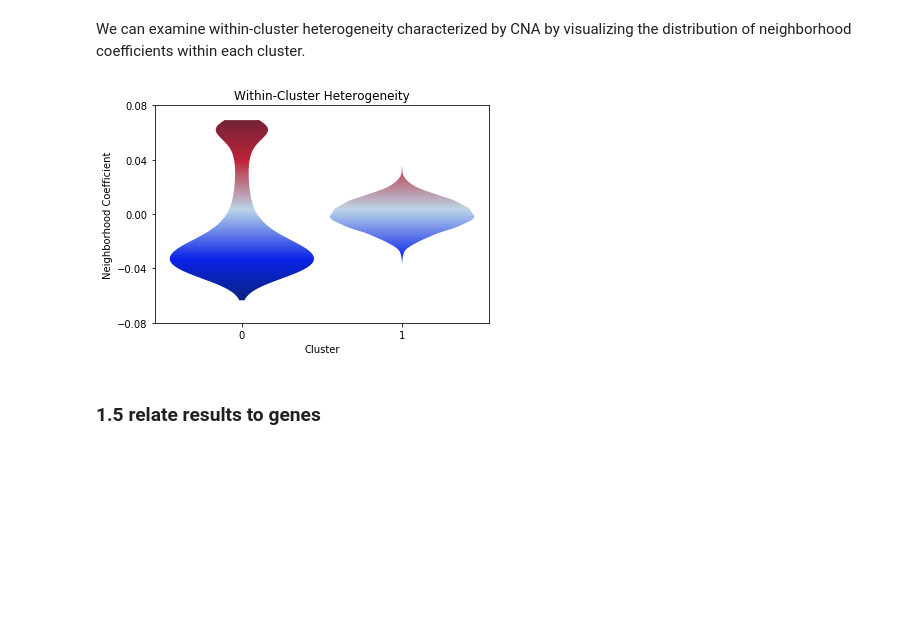
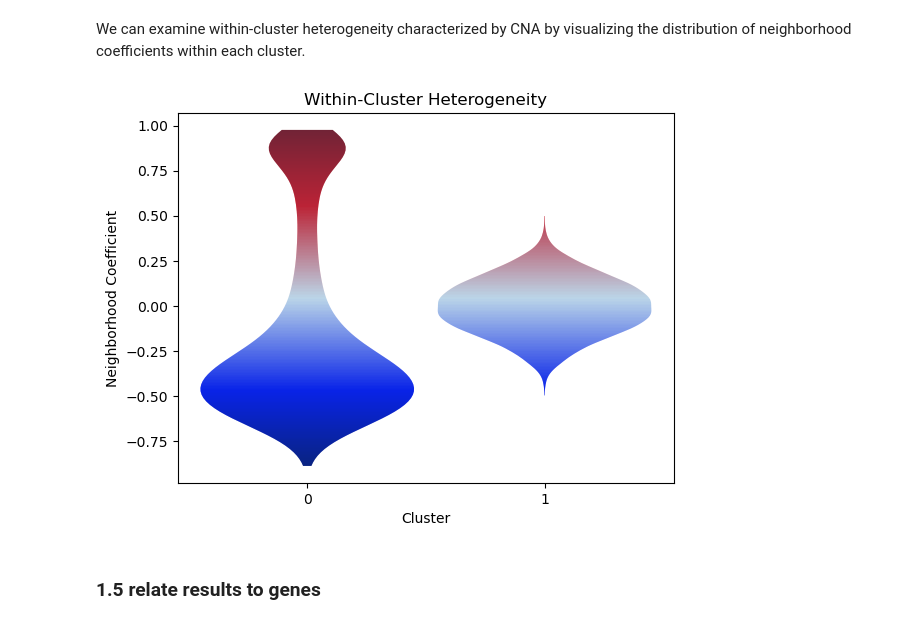
Before and after one commit to immunogenomics/cna, a Jupyter notebook: demo/demo.ipynb, the cells around one changed output. Drawn from its saved outputs; the diff is of its cells as text; code cells hidden in the pictures; blank space fills up the shorter version.

```diff
--- a/demo/demo.ipynb
+++ b/demo/demo.ipynb
@@ -37,0 +28,8 @@ d.obs_to_sample(['case','male','batch'])
+# %%
+# read in data
+d = ad.read_h5ad('data.h5ad')
+
+# create sample-level metadata by combining across all cells from each sample
+samplem = cna.ut.obs_to_sample(d,                           # the dataset
+                               ['case','male','batch'],     # the metadata columns to use
+                               'id')                        # the column of d.obs that contains sample IDs
@@ -118,15 +106,14 @@ plt.show()
 # %% [markdown]
 We can examine within-cluster heterogeneity characterized by CNA by visualizing the distribution of neighborhood coefficients within each cluster.
 # %%
-ax = cna.pl.violinplot(d,     # dataset
-                  res,        # CNA results object
-                  'leiden')   # name of the column of obs that contains the clustering
+ax = cna.pl.violinplot(d,           # dataset
+                  'leiden',         # name of the column of obs that contains the clustering
+                  key='male_coef')
 ax.set_title('Within-Cluster Heterogeneity')
-ax.set_yticks([-0.08, -0.04, 0, 0.04, 0.08])
 ax.set_xlabel('Cluster')
 plt.show()
 # %% [output]
-[figure, old version]
+[figure, new version]
 # %% [markdown]
 ### 1.5 relate results to genes
 # %% [markdown]
```
Also changed, not shown: parts of 39 cells of this notebook, 11 other files.
